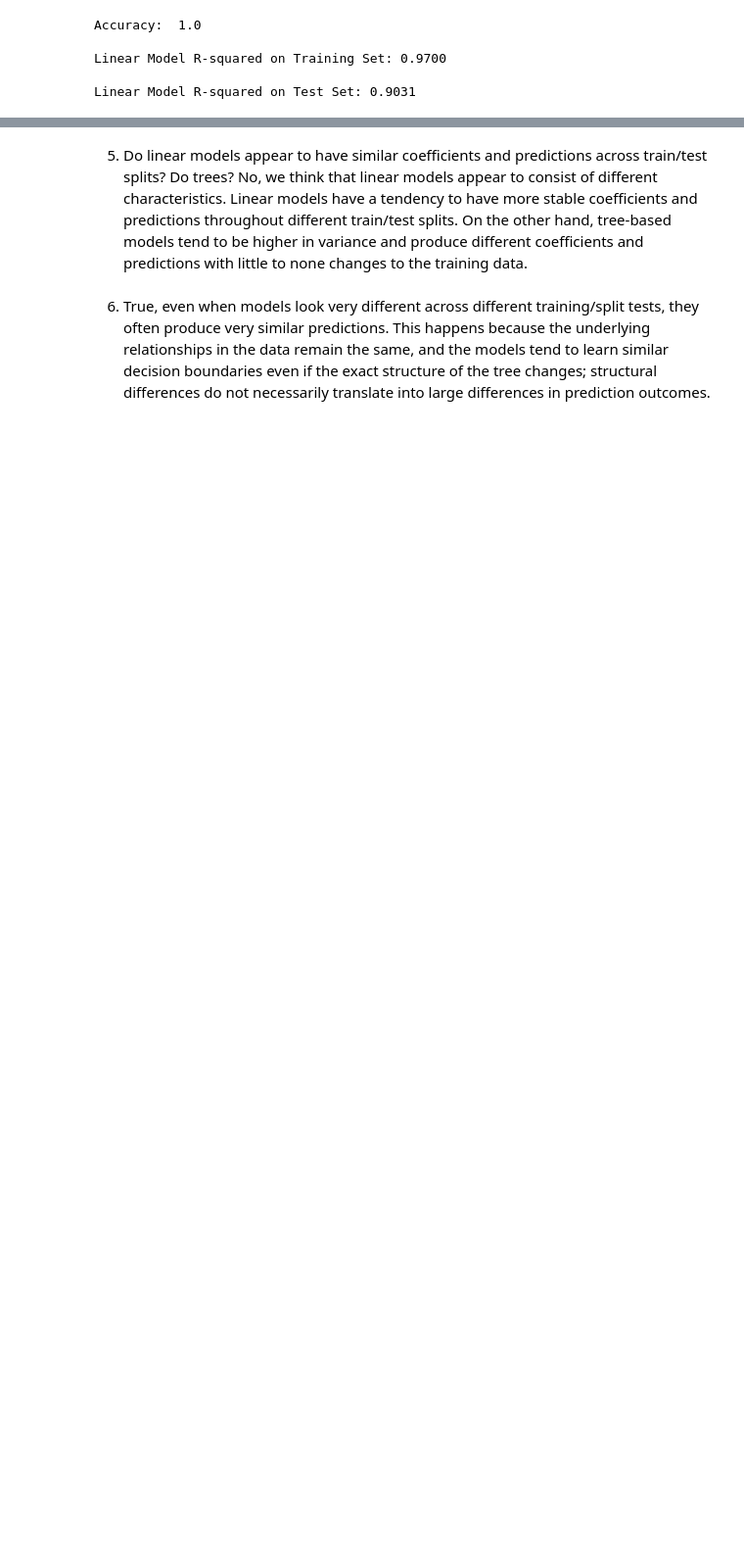
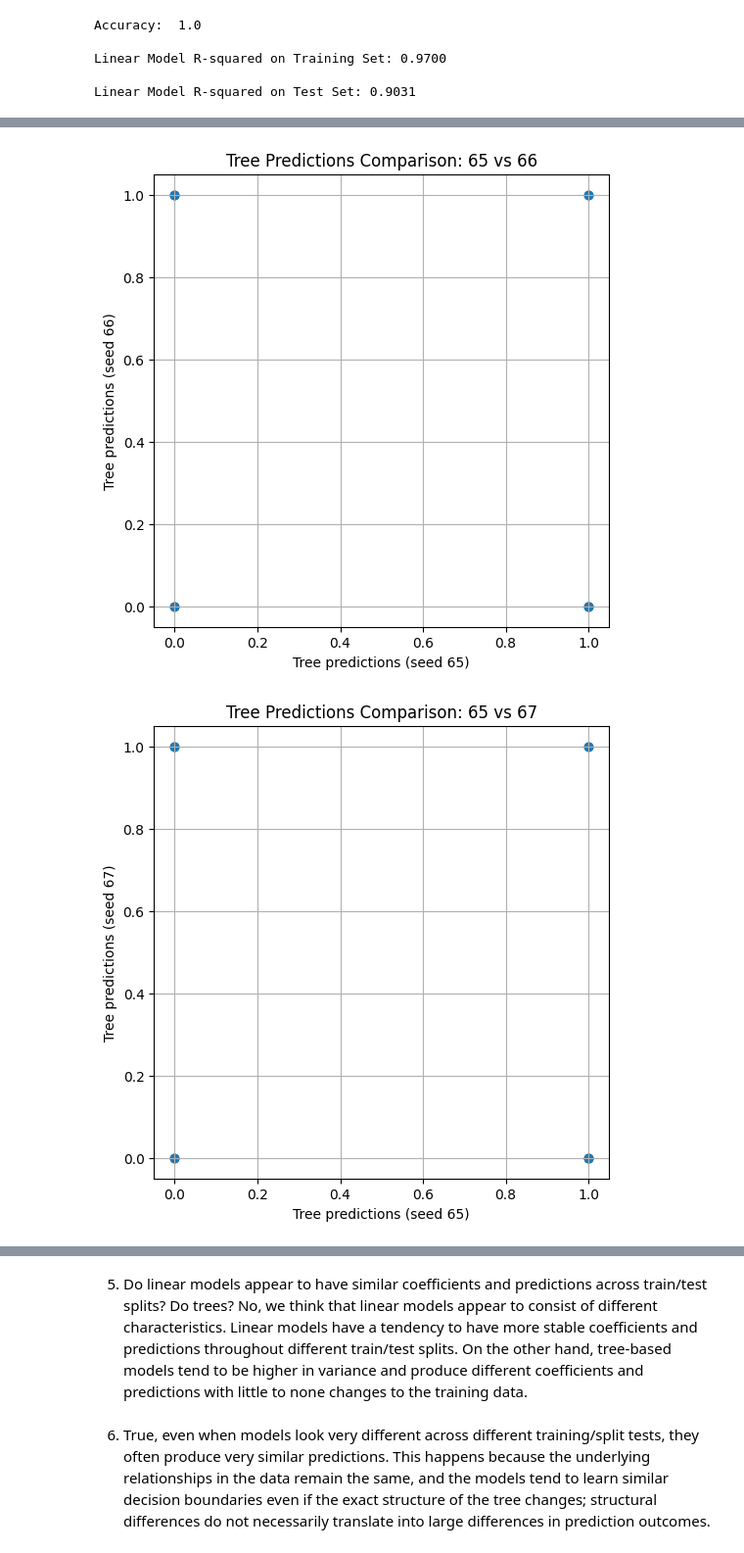
Before and after one commit to splitneutron/lab_tree_stability, a Jupyter notebook: lab_notebook.ipynb, the cells around one changed output, grey strips where cells are left out. Shown at 98% size. Saved outputs shown, nothing was run; the diff lists cells and outputs as text; code cells hidden in the pictures; blank space fills up the shorter version.

```diff
--- a/lab_notebook.ipynb
+++ b/lab_notebook.ipynb
@@ -406,0 +414,64 @@ Linear Model R-squared on Test Set: 0.9031
+# %%
+tree_preds = {}
+lm_preds = {}
+seeds = [65, 66, 67, 68, 69, 70]
+
+
+from sklearn.model_selection import train_test_split
+from sklearn.tree import DecisionTreeClassifier
+from sklearn.linear_model import LinearRegression
+
+
+tree_preds = {}
+lm_preds = {}
+
+
+seeds = [65, 66, 67, 68, 69, 70]
+
+
+for seed in seeds:
+    X_train, X_test, y_train, y_test = train_test_split(
+        X, y, test_size=0.2, random_state=seed
+    )
+
+
+    cart = DecisionTreeClassifier()
+    cart.fit(X_train, y_train)
+    tree_preds[seed] = cart.predict(X_test)
+
+
+    reg_lm = LinearRegression(fit_intercept=False)
+    reg_lm.fit(X_train, y_train)
+    lm_preds[seed] = reg_lm.predict(X_test)
+
+import matplotlib.pyplot as plt
+
+
+base_seed = 65
+for seed in seeds:
+    if seed == base_seed:
+        continue
+
+    plt.figure(figsize=(6,6))
+    plt.scatter(tree_preds[base_seed], tree_preds[seed], alpha=0.4)
+    plt.xlabel(f"Tree predictions (seed {base_seed})")
+    plt.ylabel(f"Tree predictions (seed {seed})")
+    plt.title(f"Tree Predictions Comparison: {base_seed} vs {seed}")
+    plt.grid(True)
+    plt.show()
+
+
+for seed in seeds:
+    if seed == base_seed:
+        continue
+
+    plt.figure(figsize=(6,6))
+    plt.scatter(lm_preds[base_seed], lm_preds[seed], alpha=0.4)
+    plt.xlabel(f"Linear Model predictions (seed {base_seed})")
+    plt.ylabel(f"Linear Model predictions (seed {seed})")
+    plt.title(f"Linear Model Predictions Comparison: {base_seed} vs {seed}")
+    plt.grid(True)
+    plt.show()
+# %% [output]
+[figure, added]
+[figure, added]
```
Also changed, not shown: parts of 7 cells of this notebook.
